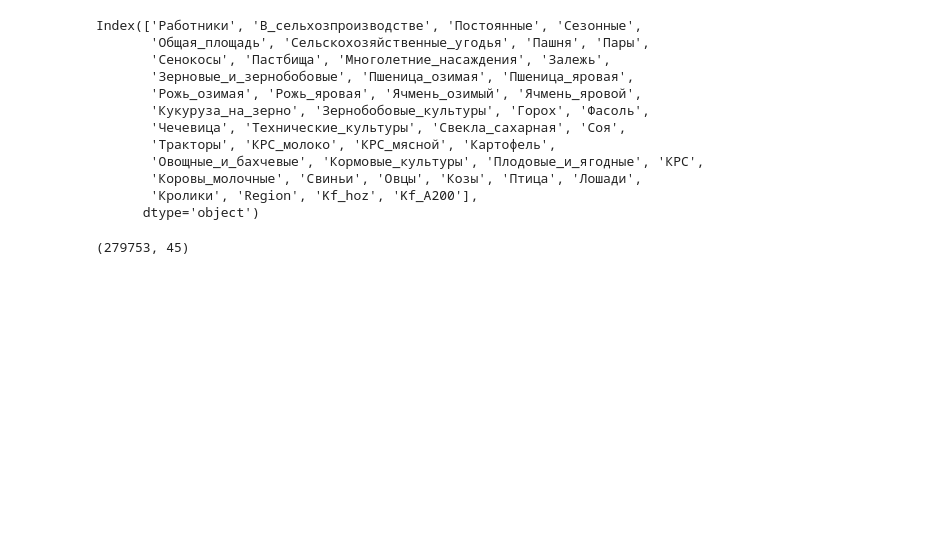
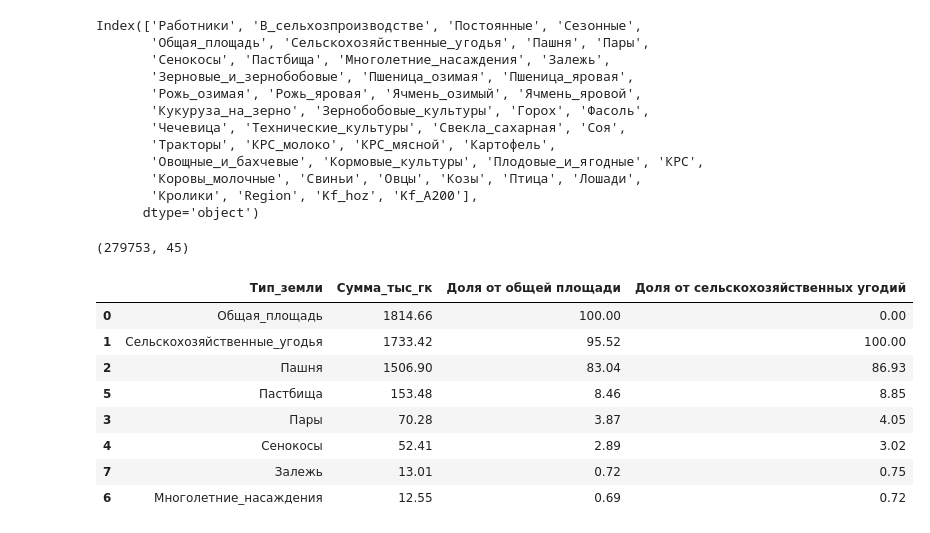
Before and after one commit to SergeyHSE/RegionAnalysis.github.io, a Jupyter notebook: RegionAnalysis.ipynb, the cells around one changed output. Saved outputs shown, nothing was run; the diff lists cells and outputs as text; code cells hidden in the pictures; blank space fills up the shorter version.

```diff
--- a/RegionAnalysis.ipynb
+++ b/RegionAnalysis.ipynb
@@ -269,3 +269,28 @@ for col in col_animal:
 data.shape
 # %% [output]
 (279753, 45)
+# %%
+col_land = ['Общая_площадь', 'Сельскохозяйственные_угодья', 'Пашня', 'Пары',
+            'Сенокосы', 'Пастбища', 'Многолетние_насаждения', 'Залежь']
+
+land = {}
+for col in col_land:
+    value = data[col].sum() / 1000
+    land[col] = value.round(2)
+
+land_df = pd.DataFrame(list(land.items()), columns=['Тип_земли', 'Сумма_тыс_гк'])
+land_df['Доля от общей площади'] = (land_df['Сумма_тыс_гк'] / land_df.loc[0, 'Сумма_тыс_гк'] * 100).round(2)
+land_df['Доля от сельскохозяйственных угодий'] = (land_df['Сумма_тыс_гк'] / land_df.loc[1, 'Сумма_тыс_гк'] * 100).round(2)
+land_df.iloc[0, 3] = 0
+land_df = land_df.sort_values('Сумма_тыс_гк', axis=0, ascending=False)
+land_df
+# %% [output]
+|  | Тип_земли | Сумма_тыс_гк | Доля от общей площади | Доля от сельскохозяйственных угодий |
+| 0 | Общая_площадь | 1814.66 | 100.00 | 0.00 |
+| 1 | Сельскохозяйственные_угодья | 1733.42 | 95.52 | 100.00 |
+| 2 | Пашня | 1506.90 | 83.04 | 86.93 |
+| 5 | Пастбища | 153.48 | 8.46 | 8.85 |
+| 3 | Пары | 70.28 | 3.87 | 4.05 |
+| 4 | Сенокосы | 52.41 | 2.89 | 3.02 |
+| 7 | Залежь | 13.01 | 0.72 | 0.75 |
+| 6 | Многолетние_насаждения | 12.55 | 0.69 | 0.72 |
```
